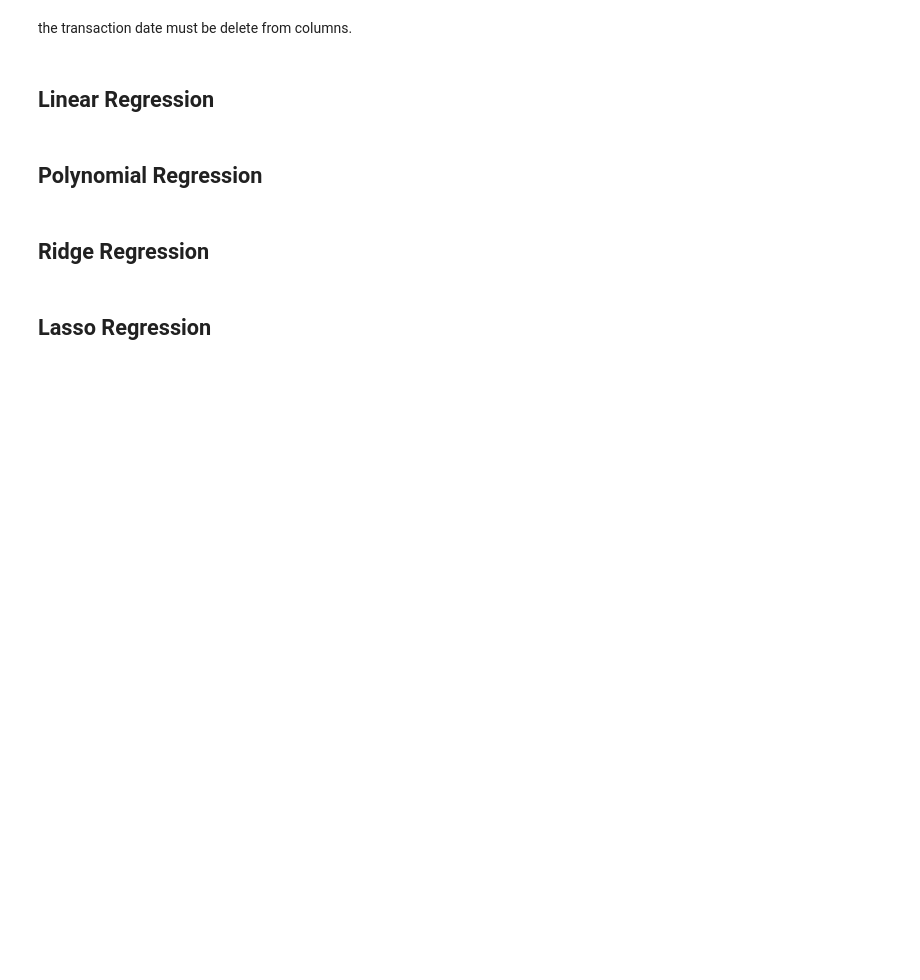
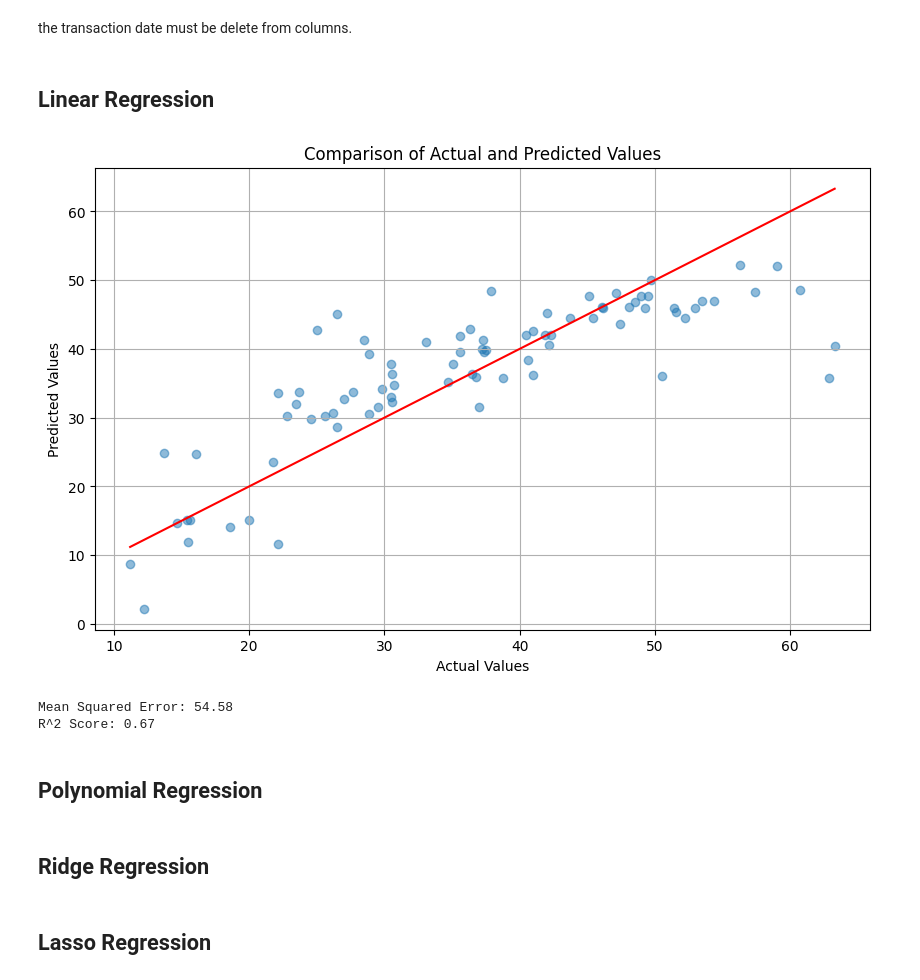
Before and after one commit to mmahdin/Data-Mining-Projects, a Jupyter notebook: data-mining-p2-student.ipynb, the cells around one changed output. Cells and saved outputs as stored; diff of their text form; code cells hidden in the pictures; blank space fills up the shorter version.

Commit message:
Linear Regression

```diff
--- a/data-mining-p2-student.ipynb
+++ b/data-mining-p2-student.ipynb
@@ -122,6 +123,37 @@ plt.show()
 the transaction date must be delete from columns.
 # %% [markdown]
 ## Linear Regression
+# %%
+# Initialize the Linear Regression model
+linear_reg = LinearRegression()
+
+# Fit the model on the training data
+linear_reg.fit(X_train, y_train)
+
+# Predict on the testing data
+y_pred = linear_reg.predict(X_test)
+
+# Calculate and print the metrics
+mse = mean_squared_error(y_test, y_pred)
+r2 = r2_score(y_test, y_pred)
+
+# Plotting y_test vs y_pred
+plt.figure(figsize=(10, 6))
+plt.scatter(y_test, y_pred, alpha=0.5)
+plt.title('Comparison of Actual and Predicted Values')
+plt.xlabel('Actual Values')
+plt.ylabel('Predicted Values')
+plt.plot([min(y_test), max(y_test)], [min(y_test), max(y_test)], color='red') # Line for perfect prediction
+plt.grid(True)
+plt.show()
+
+
+print(f"Mean Squared Error: {mse:.2f}")
+print(f"R^2 Score: {r2:.2f}")
+# %% [output]
+[figure, added]
+Mean Squared Error: 54.58
+R^2 Score: 0.67
 # %% [markdown]
 ## Polynomial Regression
 # %% [markdown]
```
Also changed, not shown: parts of 2 cells of this notebook.
